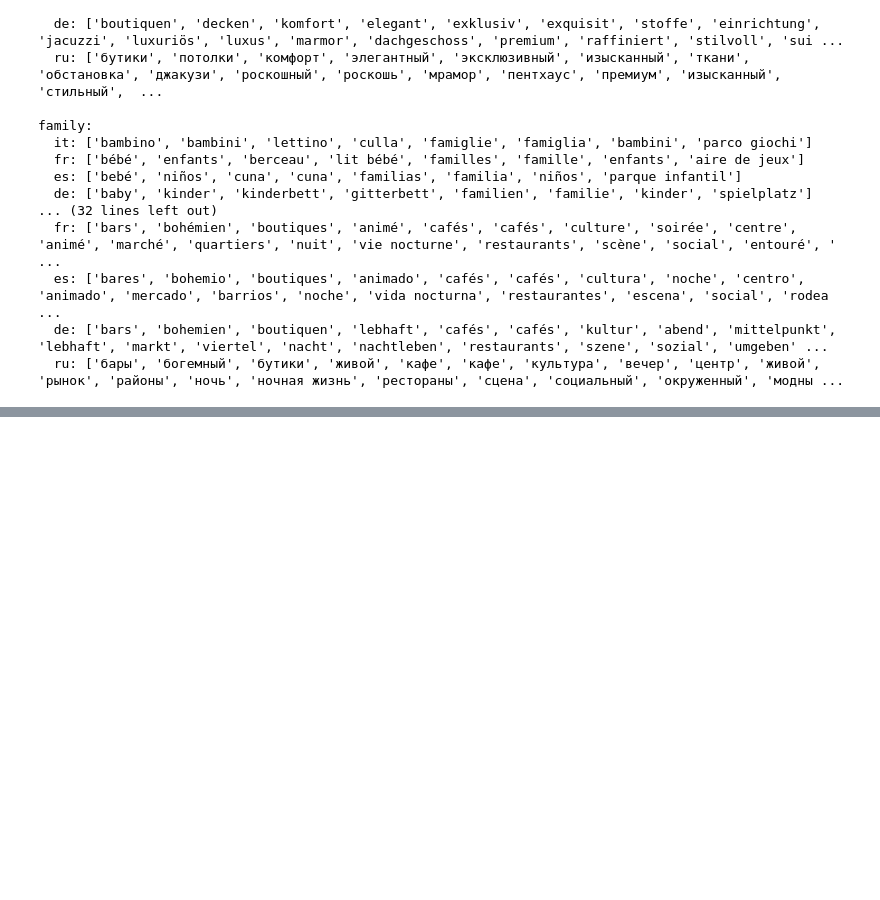
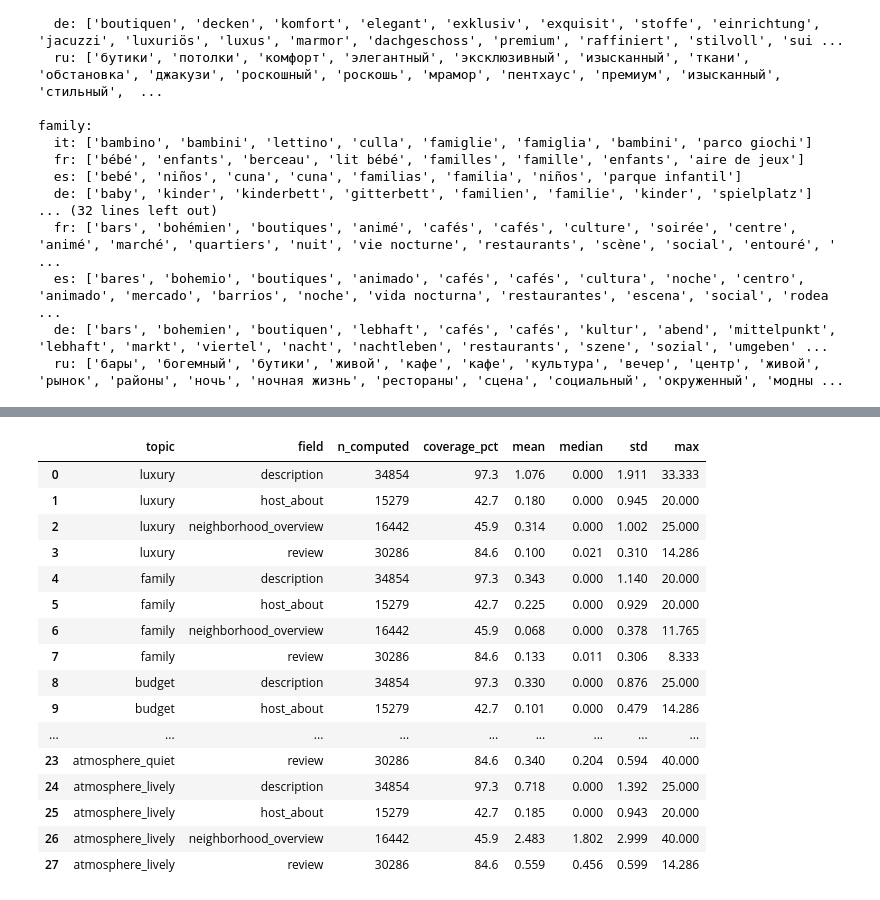
Before and after one commit to pln6/airbnb-market-segmentation-analysis, a Jupyter notebook: notebooks/02_feature_engineering.ipynb, the cells around one changed output, grey strips where cells are left out. Cells and saved outputs as stored; diff of their text form; code cells hidden in the pictures; blank space fills up the shorter version.

```diff
--- a/notebooks/02_feature_engineering.ipynb
+++ b/notebooks/02_feature_engineering.ipynb
@@ -2607,0 +2676,61 @@ family:
+# %%
+# reviews over the full corpus
+review_all_results = [
+    compute_all_tone_densities(t, l, tone_lexicons_multilingual)
+    for t, l in zip(
+        reviews_clean.loc[substantive_mask, 'comments_clean'],
+        reviews_clean.loc[substantive_mask, 'review_lang']
+    )
+]
+
+review_tone_df = pd.DataFrame({'listing_id': reviews_clean.loc[substantive_mask, 'listing_id'].values})
+for topic in tone_lexicons_multilingual:
+    review_tone_df[f'{topic}_density'] = [r[topic][0] for r in review_all_results]
+
+review_tone_agg = review_tone_df.groupby('listing_id').mean()
+review_tone_agg.columns = [f'review_{c}' for c in review_tone_agg.columns]
+
+existing_cols = [c for c in review_tone_agg.columns if c in listings_clean.columns]
+if existing_cols:
+    listings_clean = listings_clean.drop(columns=existing_cols)
+listings_clean = listings_clean.merge(review_tone_agg, left_on='id', right_index=True, how='left')
+# %%
+# summary table — coverage + distribution stats, one row per (topic, field)
+tone_topics = list(tone_lexicons_multilingual.keys())
+tone_fields = ['description', 'host_about', 'neighborhood_overview', 'review']
+n_total = len(listings_clean)
+
+summary_rows = []
+for topic in tone_topics:
+    for field in tone_fields:
+        data = listings_clean[f'{field}_{topic}_density'].dropna()
+        summary_rows.append({
+            'topic': topic, 'field': field,
+            'n_computed': len(data),
+            'coverage_pct': round(len(data) / n_total * 100, 1),
+            'mean': round(data.mean(), 3) if len(data) else np.nan,
+            'median': round(data.median(), 3) if len(data) else np.nan,
+            'std': round(data.std(), 3) if len(data) else np.nan,
+            'max': round(data.max(), 3) if len(data) else np.nan,
+        })
+
+tone_density_summary = pd.DataFrame(summary_rows)
+display(tone_density_summary)
+# %% [output]
+|  | topic | field | n_computed | coverage_pct | mean | median | std | max |
+| 0 | luxury | description | 34854 | 97.3 | 1.076 | 0.000 | 1.911 | 33.333 |
+| 1 | luxury | host_about | 15279 | 42.7 | 0.180 | 0.000 | 0.945 | 20.000 |
+| 2 | luxury | neighborhood_overview | 16442 | 45.9 | 0.314 | 0.000 | 1.002 | 25.000 |
+| 3 | luxury | review | 30286 | 84.6 | 0.100 | 0.021 | 0.310 | 14.286 |
+| 4 | family | description | 34854 | 97.3 | 0.343 | 0.000 | 1.140 | 20.000 |
+| 5 | family | host_about | 15279 | 42.7 | 0.225 | 0.000 | 0.929 | 20.000 |
+| 6 | family | neighborhood_overview | 16442 | 45.9 | 0.068 | 0.000 | 0.378 | 11.765 |
+| 7 | family | review | 30286 | 84.6 | 0.133 | 0.011 | 0.306 | 8.333 |
+| 8 | budget | description | 34854 | 97.3 | 0.330 | 0.000 | 0.876 | 25.000 |
+| 9 | budget | host_about | 15279 | 42.7 | 0.101 | 0.000 | 0.479 | 14.286 |
+| ... | ... | ... | ... | ... | ... | ... | ... | ... |
+| 23 | atmosphere_quiet | review | 30286 | 84.6 | 0.340 | 0.204 | 0.594 | 40.000 |
+| 24 | atmosphere_lively | description | 34854 | 97.3 | 0.718 | 0.000 | 1.392 | 25.000 |
+| 25 | atmosphere_lively | host_about | 15279 | 42.7 | 0.185 | 0.000 | 0.943 | 20.000 |
+| 26 | atmosphere_lively | neighborhood_overview | 16442 | 45.9 | 2.483 | 1.802 | 2.999 | 40.000 |
+| 27 | atmosphere_lively | review | 30286 | 84.6 | 0.559 | 0.456 | 0.599 | 14.286 |
```
Also changed, not shown: parts of 6 cells of this notebook.
